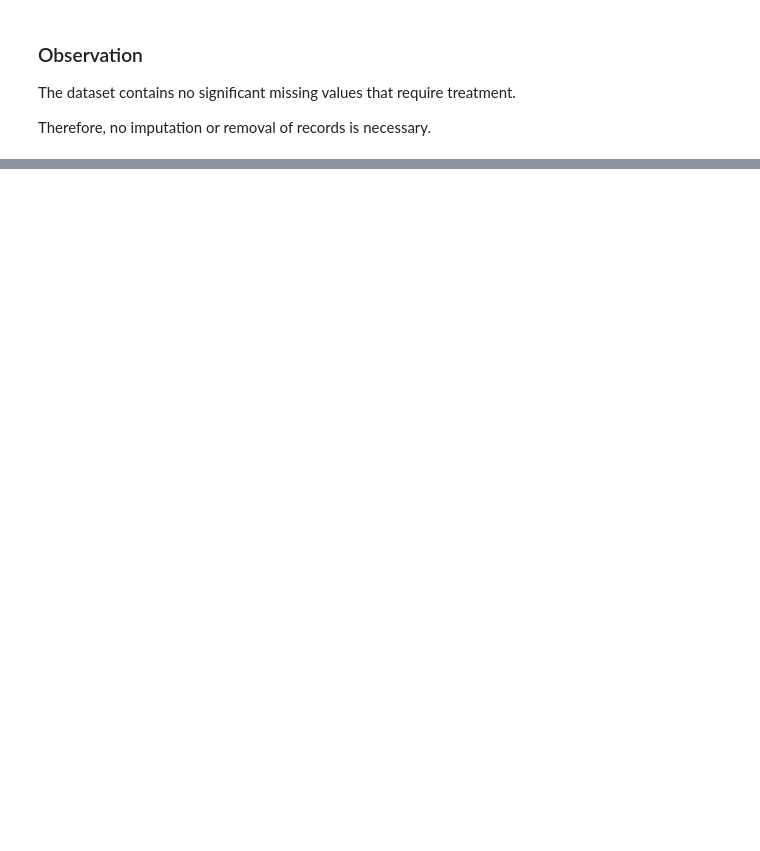
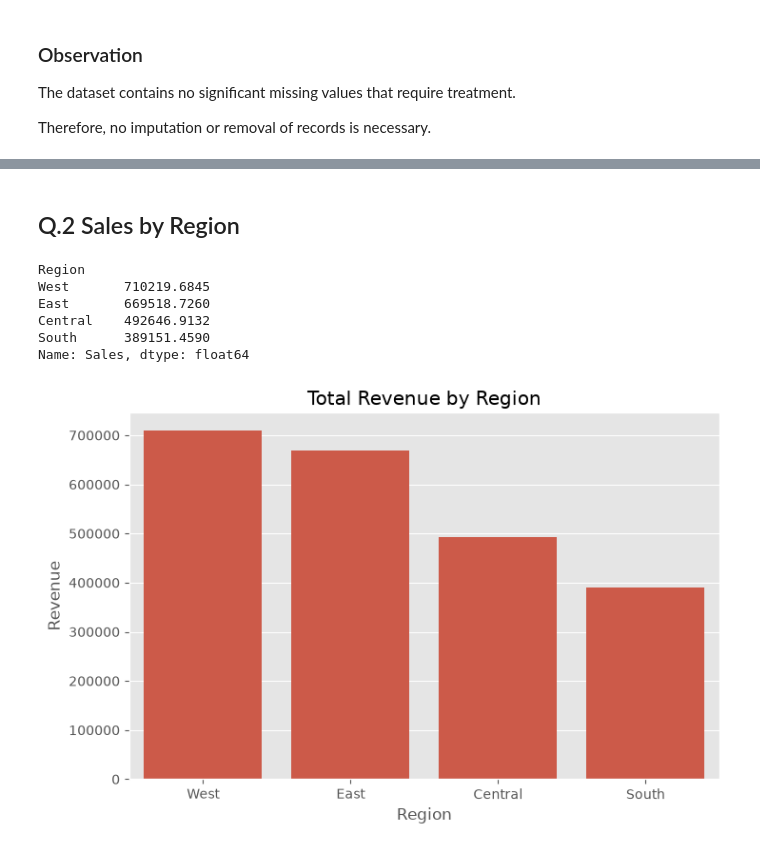
Before and after one commit to opmeenaji81/SalesForecasting_OmprakashMeena, a Jupyter notebook: analysis.ipynb, the cells around one changed output, grey strips where cells are left out. Saved outputs shown, nothing was run; the diff lists cells and outputs as text; code cells hidden in the pictures; blank space fills up the shorter version.

```diff
--- a/analysis.ipynb
+++ b/analysis.ipynb
@@ -245,0 +471,35 @@ Therefore, no imputation or removal of records is necessary.
+# %% [markdown]
+## Q.2 Sales by Region
+# %%
+region_sales = (
+    sales_df
+    .groupby("Region")["Sales"]
+    .sum()
+    .sort_values(ascending=False)
+)
+
+region_sales
+# %% [output]
+Region
+West       710219.6845
+East       669518.7260
+Central    492646.9132
+South      389151.4590
+Name: Sales, dtype: float64
+# %%
+plt.figure(figsize=(8,5))
+
+sns.barplot(
+    x=region_sales.index,
+    y=region_sales.values
+)
+
+plt.title("Total Revenue by Region")
+
+plt.xlabel("Region")
+
+plt.ylabel("Revenue")
+
+plt.show()
+# %% [output]
+[figure, added]
```
Also changed, not shown: parts of 25 cells of this notebook.
